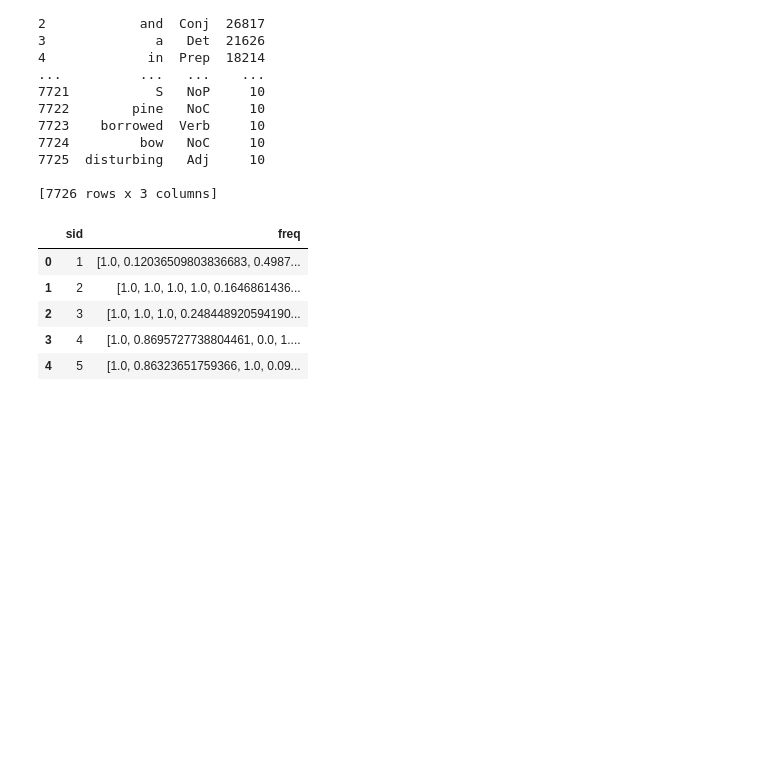
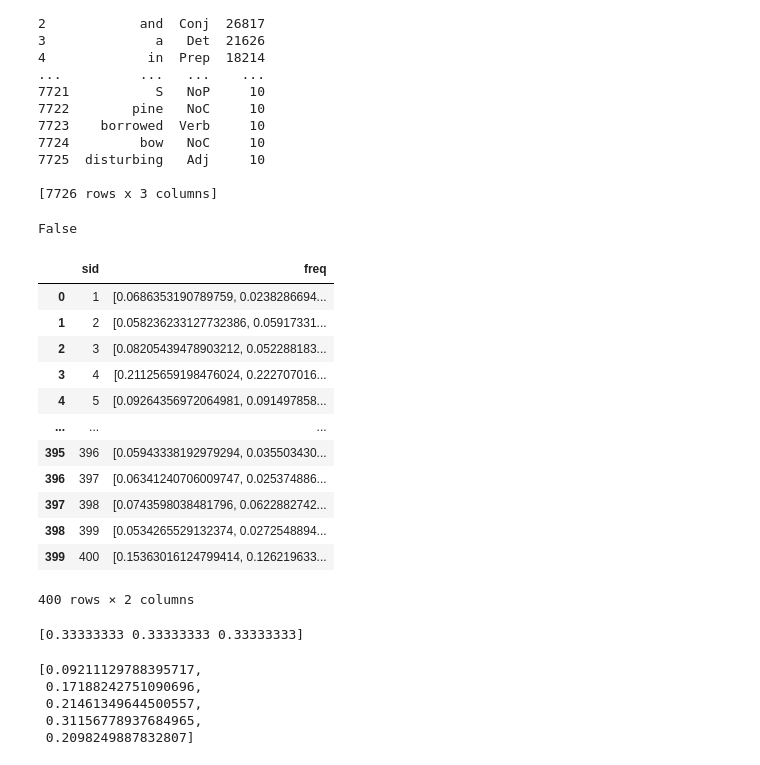
Before and after one commit to guojun-wu/Scan, a Jupyter notebook: view.ipynb, the cells around one changed output. Drawn from its saved outputs; the diff is of its cells as text; code cells hidden in the pictures; blank space fills up the shorter version.

```diff
--- a/view.ipynb
+++ b/view.ipynb
@@ -483,7 +483,7 @@ Name: label, dtype: int64
 # %%
 import pandas as pd
 import numpy as np
-with open('data/1_2_all_freq.txt', 'r', encoding='latin-1') as file:
+with open('data/bnc.txt', 'r', encoding='latin-1') as file:
     # Read the entire contents of the file into a string
     content = file.read()
 
@@ -493,10 +493,12 @@ lines = [line.strip().split('\t') for line in content.split('\n') if line.strip(
 headers = lines[0]
 
 # Create a DataFrame using the remaining rows and the extracted headers
-df = pd.DataFrame(lines[1:], columns=headers)
+bnc_df = pd.DataFrame(lines[1:], columns=headers)
 
 # Display the DataFrame
-print(df)
+print(bnc_df)
+# fill nan with 0 in column 'Freq'
+bnc_df['Freq'] = bnc_df['Freq'].fillna(0)
 # %% [output]
             Word   PoS   Freq
 0            the   Det  61847
@@ -512,33 +514,50 @@ print(df)
 7725  disturbing   Adj     10
 
 [7726 rows x 3 columns]
+# %%
+"uplifter" in bnc_df['Word'].values
+# %% [output]
+False
 # %%
+import string
 sst_df = pd.read_csv("data/sst/test.csv", sep=',')
 freq_df = pd.DataFrame([], columns=['sid', 'freq'])
+# lower case all the sentences
+sst_df['text'] = sst_df['text'].str.lower()
+
 for i in range(len(sst_df)):
     # for each word in the sentence, assign the frequency of the word to the sentence
     freq_list = []
     for word in sst_df['text'][i].split():
-        if word in df['Word'].values:
-            freq = int(df[df['Word'] == word]['Freq'].values[0])
+        # remove the punctuation in the word
+        word = word.translate(str.maketrans('', '', string.punctuation))
+        if word in bnc_df['Word'].values:
+            freq = int(bnc_df[bnc_df['Word'] == word]['Freq'].values[0])
+            if freq == 0:
+                freq = 10
             inverse_freq = -np.log(freq/1000000)
             freq_list.append(inverse_freq)
         else:
             freq = 10
             inverse_freq = -np.log(freq/1000000)
             freq_list.append(inverse_freq)
         #round the frequency to 2 decimal places
         # are min- max-normalized
     freq_df = pd.concat([freq_df, pd.DataFrame({'sid': [sst_df['sid'][i]], 'freq': [freq_list]})], ignore_index=True)
 
-# for each frequency list, do min-max normalization
-freq_df['freq'] = freq_df['freq'].apply(lambda x: (x - np.min(x)) / (np.max(x) - np.min(x)))
-freq_df.head()
-#
+# for each frequency list, do l1 normalization
+freq_df['freq'] = freq_df['freq'].apply(lambda x: x/np.sum(x))
 # %% [output]
 |  | sid | freq |
-| 0 | 1 | [1.0, 0.12036509803836683, 0.4987... |
-| 1 | 2 | [1.0, 1.0, 1.0, 1.0, 0.1646861436... |
-| 2 | 3 | [1.0, 1.0, 1.0, 0.248448920594190... |
-| 3 | 4 | [1.0, 0.8695727738804461, 0.0, 1.... |
-| 4 | 5 | [1.0, 0.86323651759366, 1.0, 0.09... |
+| 0 | 1 | [0.0686353190789759, 0.0238286694... |
+| 1 | 2 | [0.058236233127732386, 0.05917331... |
+| 2 | 3 | [0.08205439478903212, 0.052288183... |
+| 3 | 4 | [0.21125659198476024, 0.222707016... |
+| 4 | 5 | [0.09264356972064981, 0.091497858... |
+| ... | ... | ... |
+| 395 | 396 | [0.05943338192979294, 0.035503430... |
+| 396 | 397 | [0.06341240706009747, 0.025374886... |
+| 397 | 398 | [0.0743598038481796, 0.0622882742... |
+| 398 | 399 | [0.0534265529132374, 0.0272548894... |
+| 399 | 400 | [0.15363016124799414, 0.126219633... |
+400 rows × 2 columns
@@ -544,0 +590,12 @@ freq_df.head()
+# %%
+print(freq_df['freq'][40])
+# %% [output]
+[0.33333333 0.33333333 0.33333333]
+# %%
+fix_df['list_dur'][34]
+# %% [output]
+[0.09211129788395717,
+ 0.17188242751090696,
+ 0.21461349644500557,
+ 0.31156778937684965,
+ 0.2098249887832807]
```
Also changed, not shown: parts of 8 cells of this notebook, 3 other files.
